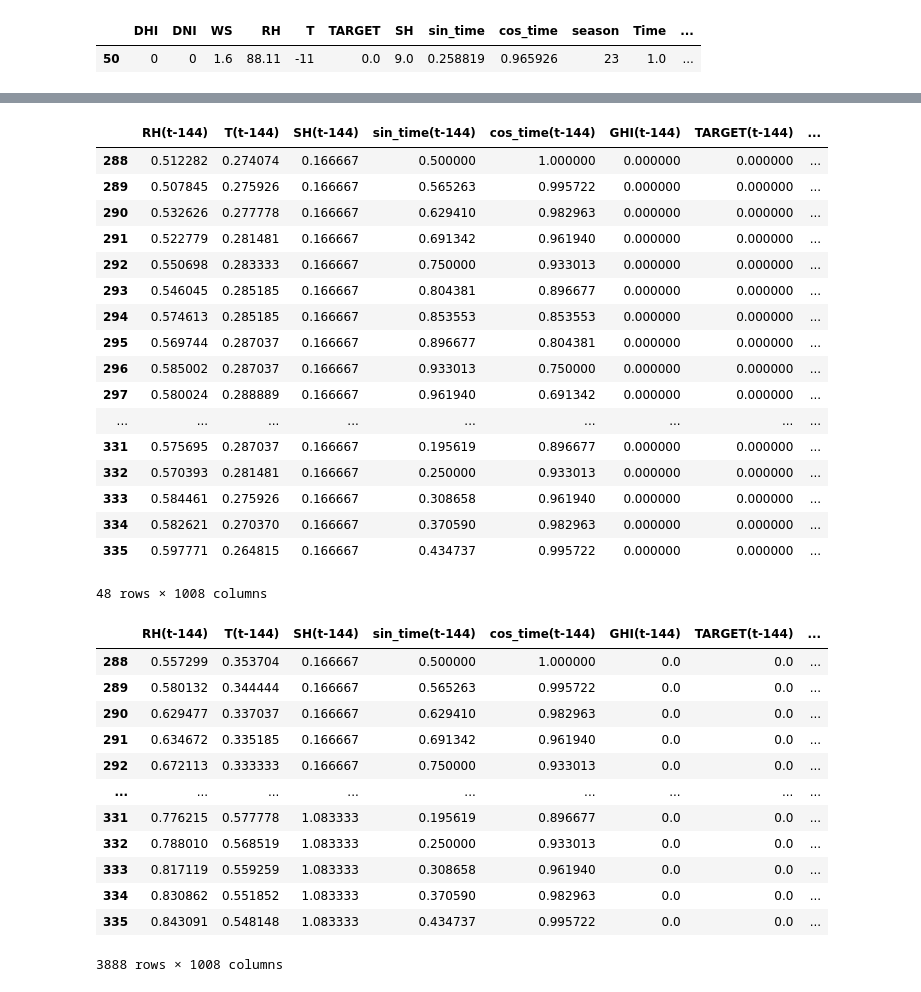
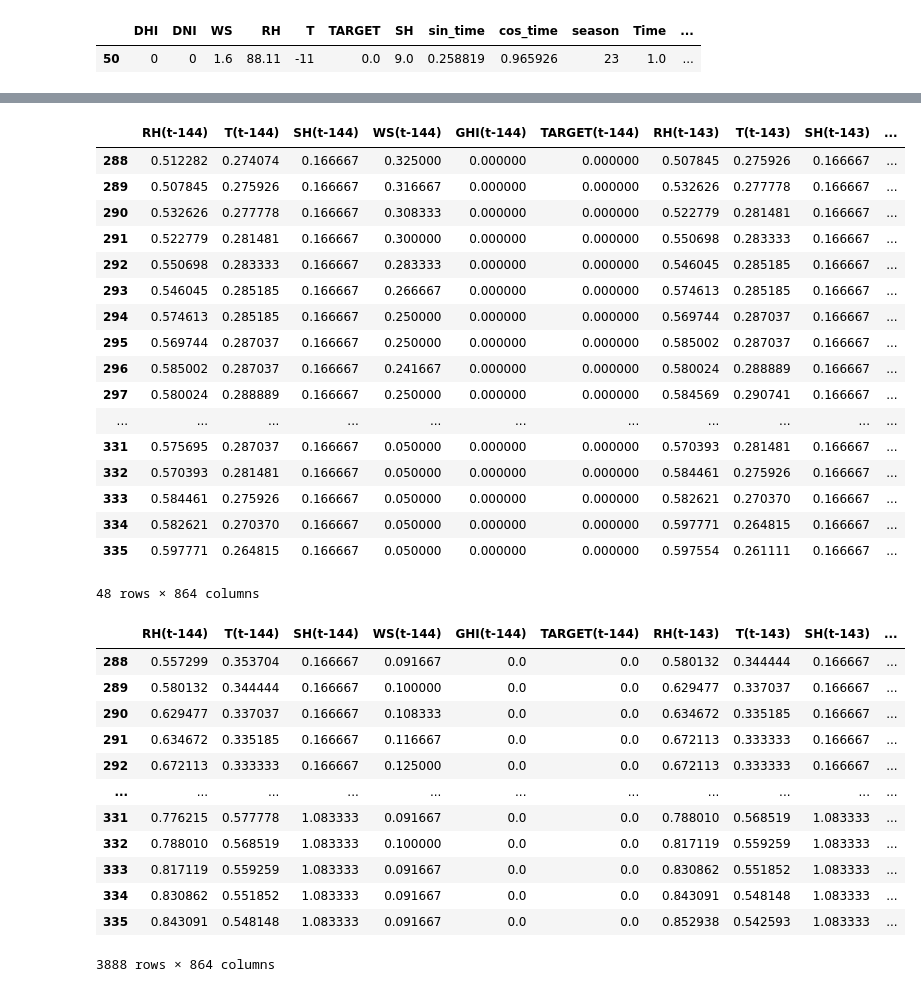
Before and after one commit to marvelous-koala/unlimited_power, a Jupyter notebook: LGBM/FINAL_Params1.ipynb, the cells around one changed output, grey strips where cells are left out. Saved outputs shown, nothing was run; the diff lists cells and outputs as text; code cells hidden in the pictures.

```diff
--- a/LGBM/FINAL_Params1.ipynb
+++ b/LGBM/FINAL_Params1.ipynb
@@ -82,8 +82,8 @@ n_obs = n_days * n_features # 7일 예측 기준으로 7(일 수) * 48(틱 수)
 # %%
 # 데이터 불러오기
 
-raw_data = pd.read_csv('/content/drive/MyDrive/pyjrep/data/train/train.csv')
-submission = pd.read_csv('/content/drive/MyDrive/pyjrep/data/sample_submission.csv')
+raw_data = pd.read_csv('/content/drive/MyDrive/Jupyter/unlimited_power/raw_data/train/train.csv')
+submission = pd.read_csv('/content/drive/MyDrive/Jupyter/unlimited_power/raw_data/sample_submission.csv')
 submission.shape
 # %% [output]
 (7776, 10)
@@ -321,6 +321,6 @@ dataset5.iloc[50:51,:]
 | 50 | 0 | 0 | 1.6 | 88.11 | -11 | 0.0 | 9.0 | 0.258819 | 0.965926 | 23 | 1.0 | ... |
 # %%
 #dataset6 = dataset5[['DHI', 'DNI', 'WS', 'RH', 'T','SH', 'sin_time', 'cos_time', 'GHI', 'season', 'TARGET']]
-dataset6 = dataset5[['RH', 'T', 'SH', 'sin_time', 'cos_time', 'GHI', 'TARGET']]
+dataset6 = dataset5[['RH', 'T', 'SH', 'WS', 'GHI', 'TARGET']]
 dataset6.head(10)
 # %% [output]
@@ -388,8 +388,8 @@ X
 ## (season) 구하는 과정이 생략됨.
 ## 이하는 testset을 구하는 코드
 # %%
-file_path = '/content/drive/MyDrive/pyjrep/data/test/' + str(1) + '.csv'
-new_path = '/content/drive/MyDrive/pyjrep/data/test/adj_test/' + str(1) + '.csv'
+file_path = '/content/drive/MyDrive/Jupyter/unlimited_power/raw_data/test/' + str(1) + '.csv'
+new_path = '/content/drive/MyDrive/Jupyter/unlimited_power/raw_data/test/adj_test/' + str(1) + '.csv'
 file_name = str(1) + '.csv'
 
 # adj_test에서 가져와야 하므로 new_path에서 불러온다
@@ -453,6 +453,6 @@ dataset5.iloc[50:51,:]
 |  | DHI | DNI | WS | RH | T | TARGET | SH | sin_time | cos_time | season | Time | ... |
 | 50 | 0 | 0 | 1.6 | 88.11 | -11 | 0.0 | 9.0 | 0.258819 | 0.965926 | 23 | 1.0 | ... |
 # %%
-testset6 = testset5[['RH', 'T', 'SH', 'sin_time', 'cos_time', 'GHI', 'TARGET']]
+testset6 = testset5[['RH', 'T', 'SH', 'WS', 'GHI', 'TARGET']]
 testset6.head(10)
 # %% [output]
@@ -494,24 +494,24 @@ testset7
 testset9 = testset7.iloc[-48:,:] #season을 다시 붙인다면 testset7->8 근데 여기 이해가 안돼.. 48 뭐임? 하루치?
 testset9
 # %% [output]
-|  | RH(t-144) | T(t-144) | SH(t-144) | sin_time(t-144) | cos_time(t-144) | GHI(t-144) | TARGET(t-144) | ... |
-| 288 | 0.512282 | 0.274074 | 0.166667 | 0.500000 | 1.000000 | 0.000000 | 0.000000 | ... |
-| 289 | 0.507845 | 0.275926 | 0.166667 | 0.565263 | 0.995722 | 0.000000 | 0.000000 | ... |
-| 290 | 0.532626 | 0.277778 | 0.166667 | 0.629410 | 0.982963 | 0.000000 | 0.000000 | ... |
-| 291 | 0.522779 | 0.281481 | 0.166667 | 0.691342 | 0.961940 | 0.000000 | 0.000000 | ... |
-| 292 | 0.550698 | 0.283333 | 0.166667 | 0.750000 | 0.933013 | 0.000000 | 0.000000 | ... |
-| 293 | 0.546045 | 0.285185 | 0.166667 | 0.804381 | 0.896677 | 0.000000 | 0.000000 | ... |
-| 294 | 0.574613 | 0.285185 | 0.166667 | 0.853553 | 0.853553 | 0.000000 | 0.000000 | ... |
-| 295 | 0.569744 | 0.287037 | 0.166667 | 0.896677 | 0.804381 | 0.000000 | 0.000000 | ... |
-| 296 | 0.585002 | 0.287037 | 0.166667 | 0.933013 | 0.750000 | 0.000000 | 0.000000 | ... |
-| 297 | 0.580024 | 0.288889 | 0.166667 | 0.961940 | 0.691342 | 0.000000 | 0.000000 | ... |
-| ... | ... | ... | ... | ... | ... | ... | ... | ... |
-| 331 | 0.575695 | 0.287037 | 0.166667 | 0.195619 | 0.896677 | 0.000000 | 0.000000 | ... |
-| 332 | 0.570393 | 0.281481 | 0.166667 | 0.250000 | 0.933013 | 0.000000 | 0.000000 | ... |
-| 333 | 0.584461 | 0.275926 | 0.166667 | 0.308658 | 0.961940 | 0.000000 | 0.000000 | ... |
-| 334 | 0.582621 | 0.270370 | 0.166667 | 0.370590 | 0.982963 | 0.000000 | 0.000000 | ... |
-| 335 | 0.597771 | 0.264815 | 0.166667 | 0.434737 | 0.995722 | 0.000000 | 0.000000 | ... |
+|  | RH(t-144) | T(t-144) | SH(t-144) | WS(t-144) | GHI(t-144) | TARGET(t-144) | RH(t-143) | T(t-143) | SH(t-143) | ... |
+| 288 | 0.512282 | 0.274074 | 0.166667 | 0.325000 | 0.000000 | 0.000000 | 0.507845 | 0.275926 | 0.166667 | ... |
+| 289 | 0.507845 | 0.275926 | 0.166667 | 0.316667 | 0.000000 | 0.000000 | 0.532626 | 0.277778 | 0.166667 | ... |
+| 290 | 0.532626 | 0.277778 | 0.166667 | 0.308333 | 0.000000 | 0.000000 | 0.522779 | 0.281481 | 0.166667 | ... |
+| 291 | 0.522779 | 0.281481 | 0.166667 | 0.300000 | 0.000000 | 0.000000 | 0.550698 | 0.283333 | 0.166667 | ... |
+| 292 | 0.550698 | 0.283333 | 0.166667 | 0.283333 | 0.000000 | 0.000000 | 0.546045 | 0.285185 | 0.166667 | ... |
+| 293 | 0.546045 | 0.285185 | 0.166667 | 0.266667 | 0.000000 | 0.000000 | 0.574613 | 0.285185 | 0.166667 | ... |
+| 294 | 0.574613 | 0.285185 | 0.166667 | 0.250000 | 0.000000 | 0.000000 | 0.569744 | 0.287037 | 0.166667 | ... |
+| 295 | 0.569744 | 0.287037 | 0.166667 | 0.250000 | 0.000000 | 0.000000 | 0.585002 | 0.287037 | 0.166667 | ... |
+| 296 | 0.585002 | 0.287037 | 0.166667 | 0.241667 | 0.000000 | 0.000000 | 0.580024 | 0.288889 | 0.166667 | ... |
+| 297 | 0.580024 | 0.288889 | 0.166667 | 0.250000 | 0.000000 | 0.000000 | 0.584569 | 0.290741 | 0.166667 | ... |
+| ... | ... | ... | ... | ... | ... | ... | ... | ... | ... | ... |
+| 331 | 0.575695 | 0.287037 | 0.166667 | 0.050000 | 0.000000 | 0.000000 | 0.570393 | 0.281481 | 0.166667 | ... |
+| 332 | 0.570393 | 0.281481 | 0.166667 | 0.050000 | 0.000000 | 0.000000 | 0.584461 | 0.275926 | 0.166667 | ... |
+| 333 | 0.584461 | 0.275926 | 0.166667 | 0.050000 | 0.000000 | 0.000000 | 0.582621 | 0.270370 | 0.166667 | ... |
+| 334 | 0.582621 | 0.270370 | 0.166667 | 0.050000 | 0.000000 | 0.000000 | 0.597771 | 0.264815 | 0.166667 | ... |
+| 335 | 0.597771 | 0.264815 | 0.166667 | 0.050000 | 0.000000 | 0.000000 | 0.597554 | 0.261111 | 0.166667 | ... |
-48 rows × 1008 columns
+48 rows × 864 columns
 # %%
 df_test = []
 
@@ -519,53 +519,53 @@ df_test = []
 # 아직 유진이 어떻게 변수 추가할 지 몰라서 to_supervised는 쓰지 않았음.
 
 for i in range(81):
-    file_path = '/content/drive/MyDrive/pyjrep/data/test/' + str(i) + '.csv'
-    new_path = '/content/drive/MyDrive/pyjrep/data/test/adj_test/' + str(i) + '.csv'
+    file_path = '/content/drive/MyDrive/Jupyter/unlimited_power/raw_data/test/' + str(i) + '.csv'
+    new_path = '/content/drive/MyDrive/Jupyter/unlimited_power/raw_data/test/adj_test/' + str(i) + '.csv'
     file_name = str(i) + '.csv'
 
     # adj_test에서 가져와야 하므로 new_path에서 불러온다
     temp = pd.read_csv(new_path)
     temp.drop('Unnamed: 0', axis = 1, inplace = True)
     testset = temp.copy()
 
     # 24로 저장한 24절기 season으로 이름 바꾸기
     testset.rename(columns = {'24' : 'season'}, inplace = True)
 
     # 이 다음은 trainset과 동일한 전처리, season은 이미 구해져 있으므로 구하지 않음
     testset2 = drop_clms(testset)
     testset2.drop(['Hour', 'Minute','Date'], axis=1,inplace=True)
     testset3 = cos_time(testset2)
     testset4 = testset3[['DHI', 'DNI', 'WS', 'RH', 'T', 'TARGET', 'SH', 'sin_time', 'cos_time','season', 'Time']]
 
     testset5 = testset4.copy()
     testset5['GHI'] = testset4.apply(lambda x: HRA(x.DHI, x.DNI, x.season, x.Time), axis=1)
-    testset6 = testset5[['RH', 'T', 'SH', 'sin_time', 'cos_time', 'GHI', 'TARGET']] #'DHI', 'DNI', 'season', 'WS', 'SH'
+    testset6 = testset5[['RH', 'T', 'SH', 'WS', 'GHI', 'TARGET']] #'DHI', 'DNI', 'season', 'WS', 'SH'
     testset6 = pd.DataFrame(scaler.transform(testset6), columns=testset6.columns)
     testset7 = test_to_supervised(testset6, n_days)
 
 #    testset8 = encoding(testset7)
 #    testset8.drop('season', axis = 1, inplace = True)
     testset9 = testset7.iloc[-48:,:]
 
     df_test.append(testset9)
 
 X_test = pd.concat(df_test)
 # X_test = X_test.iloc[:, :n_obs]
 X_test
 # %% [output]
-|  | RH(t-144) | T(t-144) | SH(t-144) | sin_time(t-144) | cos_time(t-144) | GHI(t-144) | TARGET(t-144) | ... |
-| 288 | 0.557299 | 0.353704 | 0.166667 | 0.500000 | 1.000000 | 0.0 | 0.0 | ... |
-| 289 | 0.580132 | 0.344444 | 0.166667 | 0.565263 | 0.995722 | 0.0 | 0.0 | ... |
-| 290 | 0.629477 | 0.337037 | 0.166667 | 0.629410 | 0.982963 | 0.0 | 0.0 | ... |
-| 291 | 0.634672 | 0.335185 | 0.166667 | 0.691342 | 0.961940 | 0.0 | 0.0 | ... |
-| 292 | 0.672113 | 0.333333 | 0.166667 | 0.750000 | 0.933013 | 0.0 | 0.0 | ... |
-| ... | ... | ... | ... | ... | ... | ... | ... | ... |
-| 331 | 0.776215 | 0.577778 | 1.083333 | 0.195619 | 0.896677 | 0.0 | 0.0 | ... |
-| 332 | 0.788010 | 0.568519 | 1.083333 | 0.250000 | 0.933013 | 0.0 | 0.0 | ... |
-| 333 | 0.817119 | 0.559259 | 1.083333 | 0.308658 | 0.961940 | 0.0 | 0.0 | ... |
-| 334 | 0.830862 | 0.551852 | 1.083333 | 0.370590 | 0.982963 | 0.0 | 0.0 | ... |
-| 335 | 0.843091 | 0.548148 | 1.083333 | 0.434737 | 0.995722 | 0.0 | 0.0 | ... |
+|  | RH(t-144) | T(t-144) | SH(t-144) | WS(t-144) | GHI(t-144) | TARGET(t-144) | RH(t-143) | T(t-143) | SH(t-143) | ... |
+| 288 | 0.557299 | 0.353704 | 0.166667 | 0.091667 | 0.0 | 0.0 | 0.580132 | 0.344444 | 0.166667 | ... |
+| 289 | 0.580132 | 0.344444 | 0.166667 | 0.100000 | 0.0 | 0.0 | 0.629477 | 0.337037 | 0.166667 | ... |
+| 290 | 0.629477 | 0.337037 | 0.166667 | 0.108333 | 0.0 | 0.0 | 0.634672 | 0.335185 | 0.166667 | ... |
+| 291 | 0.634672 | 0.335185 | 0.166667 | 0.116667 | 0.0 | 0.0 | 0.672113 | 0.333333 | 0.166667 | ... |
+| 292 | 0.672113 | 0.333333 | 0.166667 | 0.125000 | 0.0 | 0.0 | 0.672113 | 0.333333 | 0.166667 | ... |
+| ... | ... | ... | ... | ... | ... | ... | ... | ... | ... | ... |
+| 331 | 0.776215 | 0.577778 | 1.083333 | 0.091667 | 0.0 | 0.0 | 0.788010 | 0.568519 | 1.083333 | ... |
+| 332 | 0.788010 | 0.568519 | 1.083333 | 0.100000 | 0.0 | 0.0 | 0.817119 | 0.559259 | 1.083333 | ... |
+| 333 | 0.817119 | 0.559259 | 1.083333 | 0.091667 | 0.0 | 0.0 | 0.830862 | 0.551852 | 1.083333 | ... |
+| 334 | 0.830862 | 0.551852 | 1.083333 | 0.091667 | 0.0 | 0.0 | 0.843091 | 0.548148 | 1.083333 | ... |
+| 335 | 0.843091 | 0.548148 | 1.083333 | 0.091667 | 0.0 | 0.0 | 0.852938 | 0.542593 | 1.083333 | ... |
-3888 rows × 1008 columns
+3888 rows × 864 columns
 # %%
 X_train_1, X_valid_1, Y_train_1,  Y_valid_1 = train_test_split(X, y_1, test_size=0.30, random_state=42)
 X_train_2, X_valid_2, Y_train_2,  Y_valid_2 = train_test_split(X, y_2, test_size=0.30, random_state=42)
```
Also changed, not shown: parts of 15 cells of this notebook, 2 other files.
